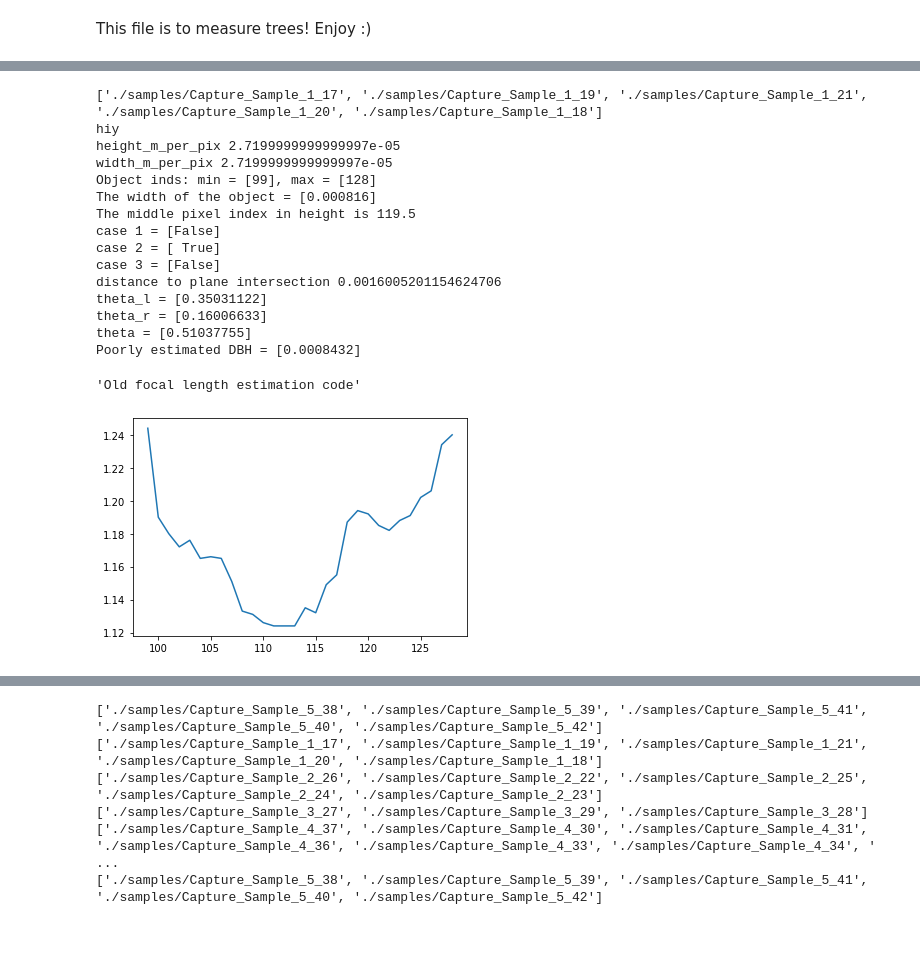
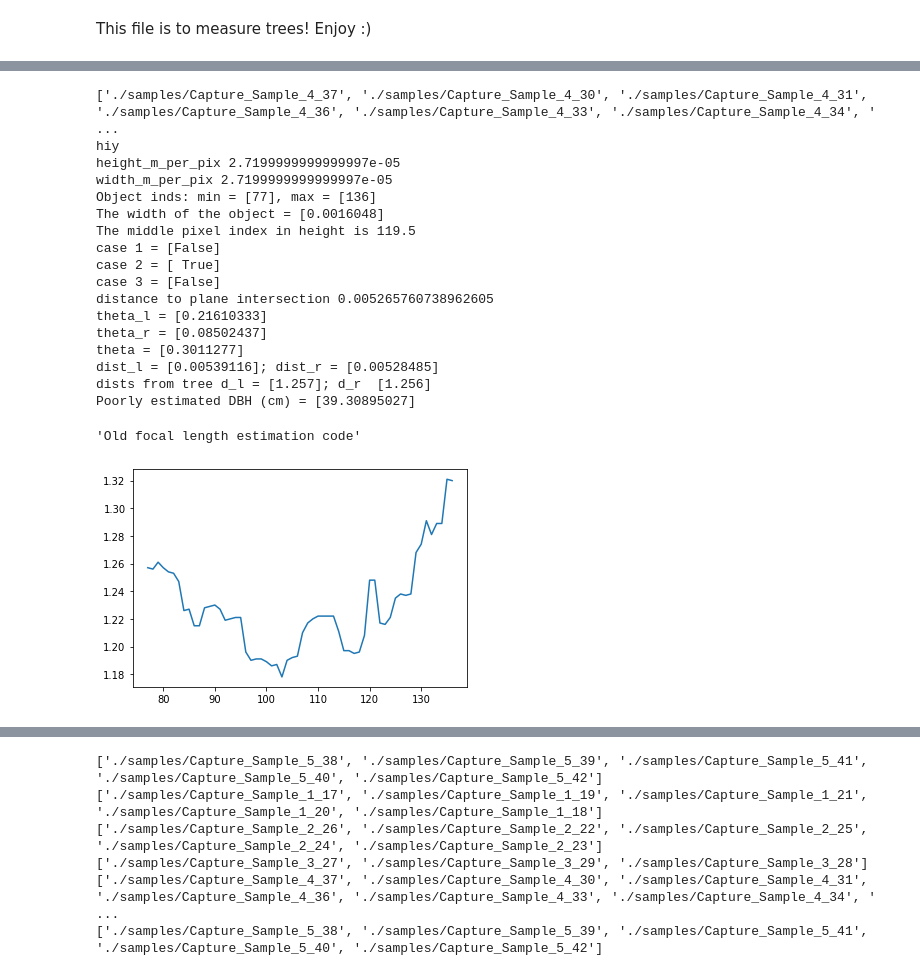
Before and after one commit to ameliaholcomb/trees, a Jupyter notebook: TreeProcessing/TreeProcessor.ipynb, the cells around one changed output, grey strips where cells are left out. Drawn from its saved outputs; the diff is of its cells as text; code cells hidden in the pictures; blank space fills up the shorter version.

```diff
--- a/TreeProcessing/TreeProcessor.ipynb
+++ b/TreeProcessing/TreeProcessor.ipynb
@@ -19,7 +19,9 @@ TREE_DIR = './samples'
 SHAPE = (180, 240)
 """Note: these could easily be wrong"""
 TOF_CAM_DIMS = (4.896, 6.528) # Units are in mm
-TOF_FOCAL_LEN = 1.6           # Units are in mm
+# TOF_CAM_DIMS = (5.5, 7.3)
+# TOF_FOCAL_LEN = 1.6           # Units are in mm
+TOF_FOCAL_LEN = 5.2
 
 def read_tree_sample(sample_num, raw_data=False):
     sample_data = glob.glob('{0}/Capture_Sample_{1}*'.format(TREE_DIR, sample_num))
@@ -33,7 +35,6 @@ def read_tree_sample(sample_num, raw_data=False):
             data[i] = np.genfromtxt(sample_data[i], dtype=np.short, delimiter=',')
         else:
             data[i] = np.genfromtxt(sample_data[i], delimiter=',')
-
 
     return data
 
@@ -57,7 +58,7 @@ def extract_data(sample, capture, raw_data=False):
 raw_data = True
 
 # Sample
-sample = 1
+sample = 4
 
 # Data file
 capture = 0
@@ -78,5 +100,5 @@ hiy
 # %%
-""" Approximating the focal length """
+""" Approximating the distance length """
 
 MIN_DIST = 0.5
 MAX_DIST = 4
@@ -85,7 +107,7 @@ MAX_DIST = 4
 raw_data = True
 
 # Sample
-sample = 1
+sample = 4
 
 # Data file
 capture = 0
@@ -94,7 +116,7 @@ x, y, depth = extract_data(sample, capture, raw_data=raw_data)
 
 height_mm_per_pix = TOF_CAM_DIMS[1] / SHAPE[1]
 height_m_per_pix = height_mm_per_pix / 1000
-print('height_m_per_pix {}'.format(width_m_per_pix))
+print('height_m_per_pix {}'.format(height_m_per_pix))
 
 width_mm_per_pix = TOF_CAM_DIMS[0] / SHAPE[0]
 width_m_per_pix = width_mm_per_pix / 1000
@@ -102,15 +124,18 @@ print('width_m_per_pix {}'.format(width_m_per_pix))
 
 sample_height = 120
 data_reconstruct = np.reshape(depth, SHAPE)
-sample_inds = np.argwhere(np.logical_and(data_reconstruct[sample_height,:] >= MIN_DIST, data_reconstruct[sample_height,:] <= MAX_DIST).astype(np.int))
-dists = data_reconstruct[sample_height,sample_inds]
+sample_inds = np.argwhere(np.logical_and(data_reconstruct[sample_height,:] >= MIN_DIST,
+                                         data_reconstruct[sample_height,:] <= MAX_DIST).astype(np.int))
+
+dists = data_reconstruct[sample_height, sample_inds]
 plt.plot(sample_inds, dists)
 print('Object inds: min = {0}, max = {1}'.format(sample_inds[0], sample_inds[-1]))
 
 d_l = sample_inds[0]
 d_r = sample_inds[-1]
 
-camera_obj_width = (d_r - d_l + 1)*height_m_per_pix
+# camera_obj_width = (d_r - d_l + 1)*height_m_per_pix
+camera_obj_width = (d_r - d_l)*height_m_per_pix
 print('The width of the object = {}'.format(camera_obj_width))
 
 mid_pix_height = (SHAPE[1] - 1) / 2
@@ -119,8 +144,10 @@ print('The middle pixel index in height is {}'.format(mid_pix))
 mid_pix_width = (SHAPE[0] - 1)/2
 
 # Lengths to the left and right of the midpoint
-len_l = (abs(d_l - mid_pix)+1)*height_m_per_pix
-len_r = (abs(d_r - mid_pix)+1)*height_m_per_pix
+# len_l = (abs(d_l - mid_pix_height)+1)*height_m_per_pix
+# len_r = (abs(d_r - mid_pix_height)+1)*height_m_per_pix
+len_l = (abs(d_l - mid_pix_height))*height_m_per_pix
+len_r = (abs(d_r - mid_pix_height))*height_m_per_pix
 
 # The cases for estimating the angles
 case_1 = (d_l - mid_pix < 0) and (d_r - mid_pix < 0) # Both are to the left of the center
@@ -131,7 +158,8 @@ print('case 1 = {}'.format(case_1))
 print('case 2 = {}'.format(case_2))
 print('case 3 = {}'.format(case_3))
 
-dist_height = (abs(mid_pix_height - sample_height)+1)*width_mm_per_pix
+# dist_height = (abs(mid_pix_width - sample_height)+1)*width_mm_per_pix
+dist_height = (abs(mid_pix_width - sample_height))*width_mm_per_pix
 dist_plane_intersect = np.sqrt(dist_height**2 + TOF_FOCAL_LEN**2)/1000
 print('distance to plane intersection {}'.format(dist_plane_intersect))
 
@@ -145,49 +173,55 @@ print('theta_r = {}'.format(theta_r))
 print('theta = {}'.format(theta))
 
 # Distances to the image planes
-d_l = np.sqrt(len_l**2 + dist_plane_intersect**2)
-d_r = np.sqrt(len_r**2 + dist_plane_intersect**2)
+dist_l = np.sqrt(len_l**2 + dist_plane_intersect**2)
+dist_r = np.sqrt(len_r**2 + dist_plane_intersect**2)
+
+print('dist_l = {0}; dist_r = {1}'.format(dist_l, dist_r))
 
 # Lengths from the camera center to the edges of the object
-tot_dist_l = d_l + dists[0]
-tot_dist_r = d_r + dists[-1]
+tot_dist_l = dist_l + dists[0]
+tot_dist_r = dist_r + dists[-1]
+
+print('dists from tree d_l = {0}; d_r  {1}'.format(dists[0], dists[1]))
 
 # Use the law of cosines to estimate the DBH
-dbh = np.sqrt(d_l**2 + d_r**2 - 2*d_l*d_r*np.cos(theta))
-print('Poorly estimated DBH = {}'.format(dbh))
+dbh = np.sqrt(tot_dist_l**2 + tot_dist_r**2 - 2*tot_dist_l*tot_dist_r*np.cos(theta))
+print('Poorly estimated DBH (cm) = {}'.format(100*dbh))
 
 
 """Old focal length estimation code"""
 # Object width for the estimation
 # OBJ_WIDTH = 53.98
 # OBJ_DIST  = 85.60
 
 # Calculate the camera center in image-plane centered coordinates
 # m_plus = (2*OBJ_DIST)/(OBJ_WIDTH - camera_obj_width)
 # m_mins = -m_plus
 
 # x_c = 0
 
 # y_c = m_plus*(x_c-(camera_obj_width/2))
 
 # print('focal length = {0}mm'.format(y_c))
 # %% [output]
-['./samples/Capture_Sample_1_17', './samples/Capture_Sample_1_19', './samples/Capture_Sample_1_21', './samples/Capture_Sample_1_20', './samples/Capture_Sample_1_18']
+['./samples/Capture_Sample_4_37', './samples/Capture_Sample_4_30', './samples/Capture_Sample_4_31', './samples/Capture_Sample_4_36', './samples/Capture_Sample_4_33', './samples/Capture_Sample_4_34', ' ...
 hiy
 height_m_per_pix 2.7199999999999997e-05
 width_m_per_pix 2.7199999999999997e-05
-Object inds: min = [99], max = [128]
-The width of the object = [0.000816]
+Object inds: min = [77], max = [136]
+The width of the object = [0.0016048]
 The middle pixel index in height is 119.5
 case 1 = [False]
 case 2 = [ True]
 case 3 = [False]
-distance to plane intersection 0.0016005201154624706
-theta_l = [0.35031122]
-theta_r = [0.16006633]
-theta = [0.51037755]
-Poorly estimated DBH = [0.0008432]
+distance to plane intersection 0.005265760738962605
+theta_l = [0.21610333]
+theta_r = [0.08502437]
+theta = [0.3011277]
+dist_l = [0.00539116]; dist_r = [0.00528485]
+dists from tree d_l = [1.257]; d_r  [1.256]
+Poorly estimated DBH (cm) = [39.30895027]
 'Old focal length estimation code'
-[figure, old version]
+[figure, new version]
 # %%
 # Part 1: Simple image segmentation to estimate diameter from this angle
```
Also changed, not shown: parts of 3 cells of this notebook, 1 other file.
